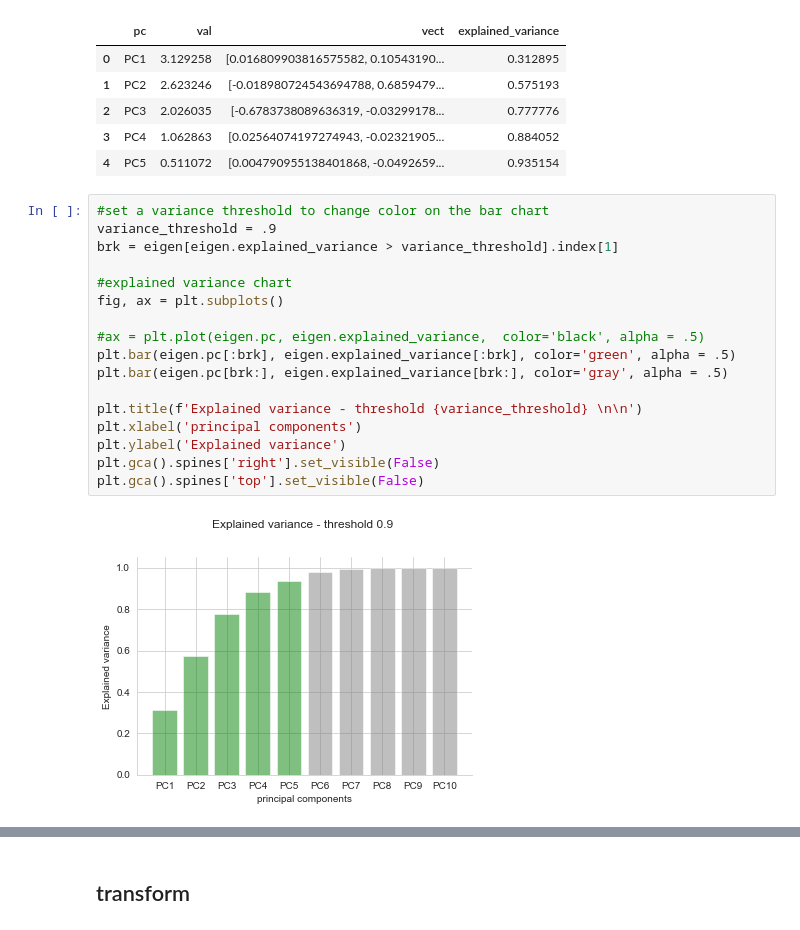
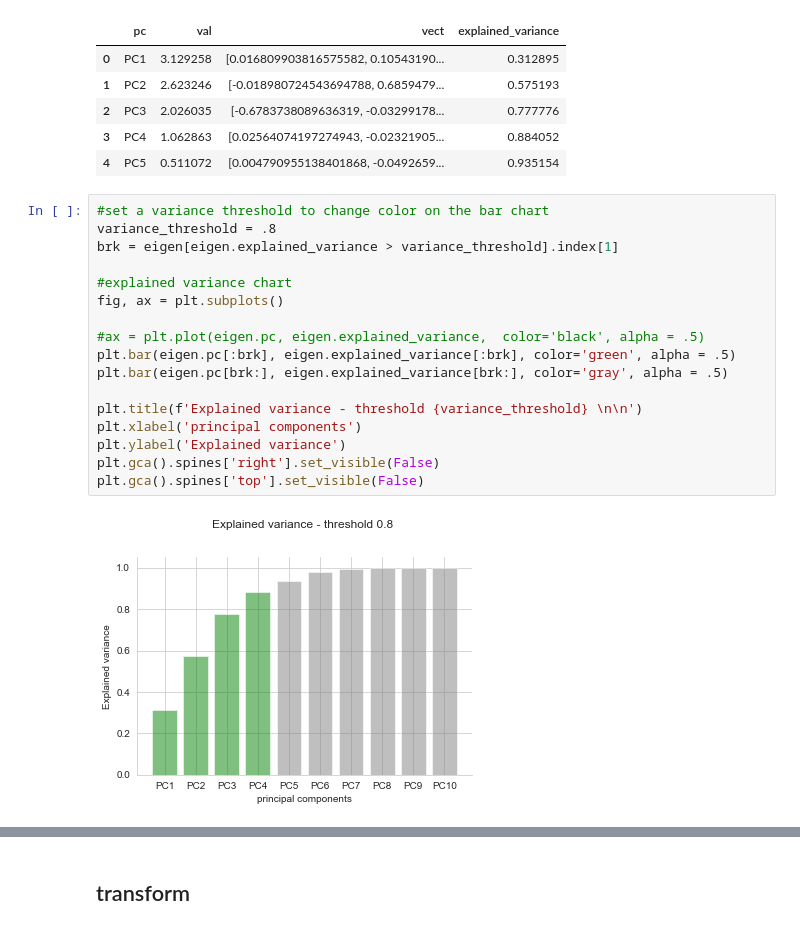
Before and after one commit to ansuini/dottorato_AI_area, a Jupyter notebook: Ex2/ex2.ipynb, the cells around one changed output, grey strips where cells are left out. Cells and saved outputs as stored; diff of their text form.

```diff
--- a/Ex2/ex2.ipynb
+++ b/Ex2/ex2.ipynb
@@ -128,23 +126,23 @@ eigen.head(5)
 | 4 | PC5 | 0.511072 | [0.004790955138401868, -0.0492659... | 0.935154 |
 # %%
 #set a variance threshold to change color on the bar chart
-variance_threshold = .9
+variance_threshold = .8
 brk = eigen[eigen.explained_variance > variance_threshold].index[1]
 
 #explained variance chart
 fig, ax = plt.subplots()
 
 #ax = plt.plot(eigen.pc, eigen.explained_variance,  color='black', alpha = .5)
 plt.bar(eigen.pc[:brk], eigen.explained_variance[:brk], color='green', alpha = .5)
 plt.bar(eigen.pc[brk:], eigen.explained_variance[brk:], color='gray', alpha = .5)
 
 plt.title(f'Explained variance - threshold {variance_threshold} \n\n')
 plt.xlabel('principal components')
 plt.ylabel('Explained variance')
 plt.gca().spines['right'].set_visible(False)
 plt.gca().spines['top'].set_visible(False)
 # %% [output]
-[figure, old version]
+[figure, new version]
 # %%
 #set a variance threshold to change color on the spectrum bar chart
 #variance_threshold = .9
```
Also changed, not shown: parts of 8 cells of this notebook.
